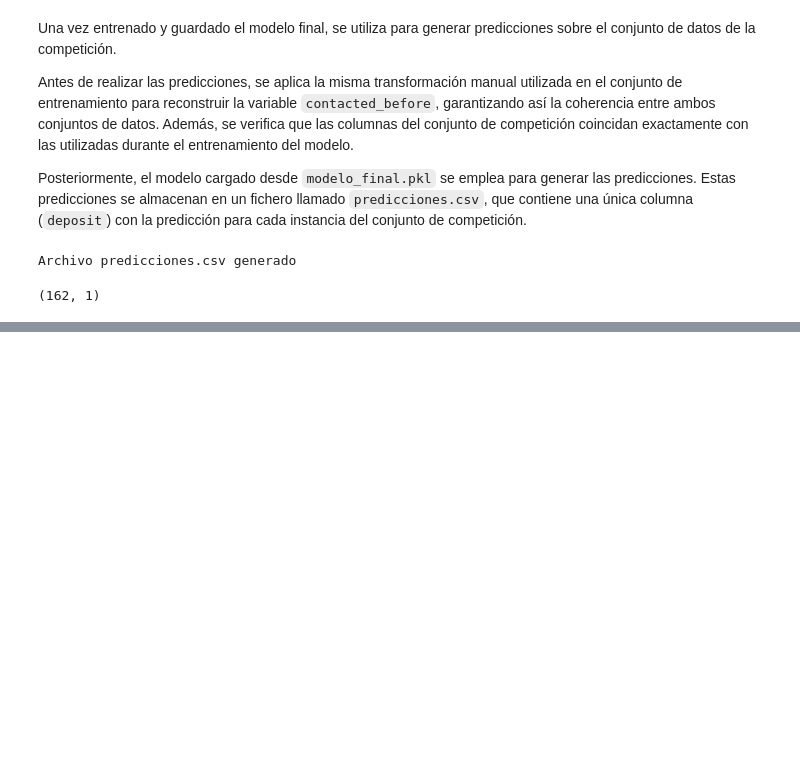
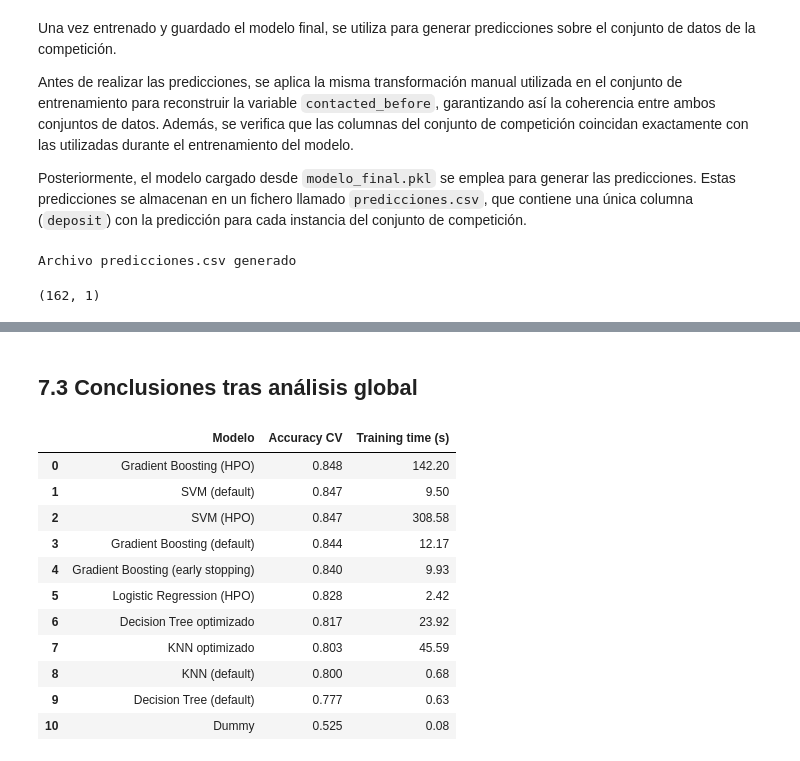
Before and after one commit to 100495785/Grupo17_Practica1, a Jupyter notebook: EDA_Practica1.ipynb, the cells around one changed output, grey strips where cells are left out. Drawn from its saved outputs; the diff is of its cells as text; code cells hidden in the pictures; blank space fills up the shorter version.

```diff
--- a/EDA_Practica1.ipynb
+++ b/EDA_Practica1.ipynb
@@ -1646,0 +1891,66 @@ Archivo predicciones.csv generado
+# %% [markdown]
+## 7.3 Conclusiones tras análisis global
+# %%
+global_summary = pd.DataFrame({
+    "Modelo": [
+        "Dummy",
+        "KNN (default)",
+        "KNN optimizado",
+        "Decision Tree (default)",
+        "Decision Tree optimizado",
+        "Logistic Regression (HPO)",
+        "SVM (default)",
+        "SVM (HPO)",
+        "Gradient Boosting (default)",
+        "Gradient Boosting (HPO)",
+        "Gradient Boosting (early stopping)"
+    ],
+
+    "Accuracy CV": [
+        dummy_scores.mean(),
+        knn_scores.mean(),
+        grid_knn.best_score_,
+        tree_scores.mean(),
+        grid_tree.best_score_,
+        grid_logreg.best_score_,
+        svm_scores.mean(),
+        grid_svm.best_score_,
+        gb_scores.mean(),
+        grid_gb.best_score_,
+        gb_early_scores.mean()
+    ],
+
+    "Training time (s)": [
+        dummy_time,
+        knn_time,
+        knn_hpo_time,
+        tree_time,
+        tree_hpo_time,
+        logreg_hpo_time,
+        svm_time,
+        svm_hpo_time,
+        gb_time,
+        gb_hpo_time,
+        gb_early_time
+    ]
+})
+
+global_summary["Accuracy CV"] = global_summary["Accuracy CV"].round(3)
+global_summary["Training time (s)"] = global_summary["Training time (s)"].round(2)
+
+global_summary = global_summary.sort_values("Accuracy CV", ascending=False).reset_index(drop=True)
+
+global_summary
+# %% [output]
+|  | Modelo | Accuracy CV | Training time (s) |
+| 0 | Gradient Boosting (HPO) | 0.848 | 142.20 |
+| 1 | SVM (default) | 0.847 | 9.50 |
+| 2 | SVM (HPO) | 0.847 | 308.58 |
+| 3 | Gradient Boosting (default) | 0.844 | 12.17 |
+| 4 | Gradient Boosting (early stopping) | 0.840 | 9.93 |
+| 5 | Logistic Regression (HPO) | 0.828 | 2.42 |
+| 6 | Decision Tree optimizado | 0.817 | 23.92 |
+| 7 | KNN optimizado | 0.803 | 45.59 |
+| 8 | KNN (default) | 0.800 | 0.68 |
+| 9 | Decision Tree (default) | 0.777 | 0.63 |
+| 10 | Dummy | 0.525 | 0.08 |
```
Also changed, not shown: parts of 25 cells of this notebook.
